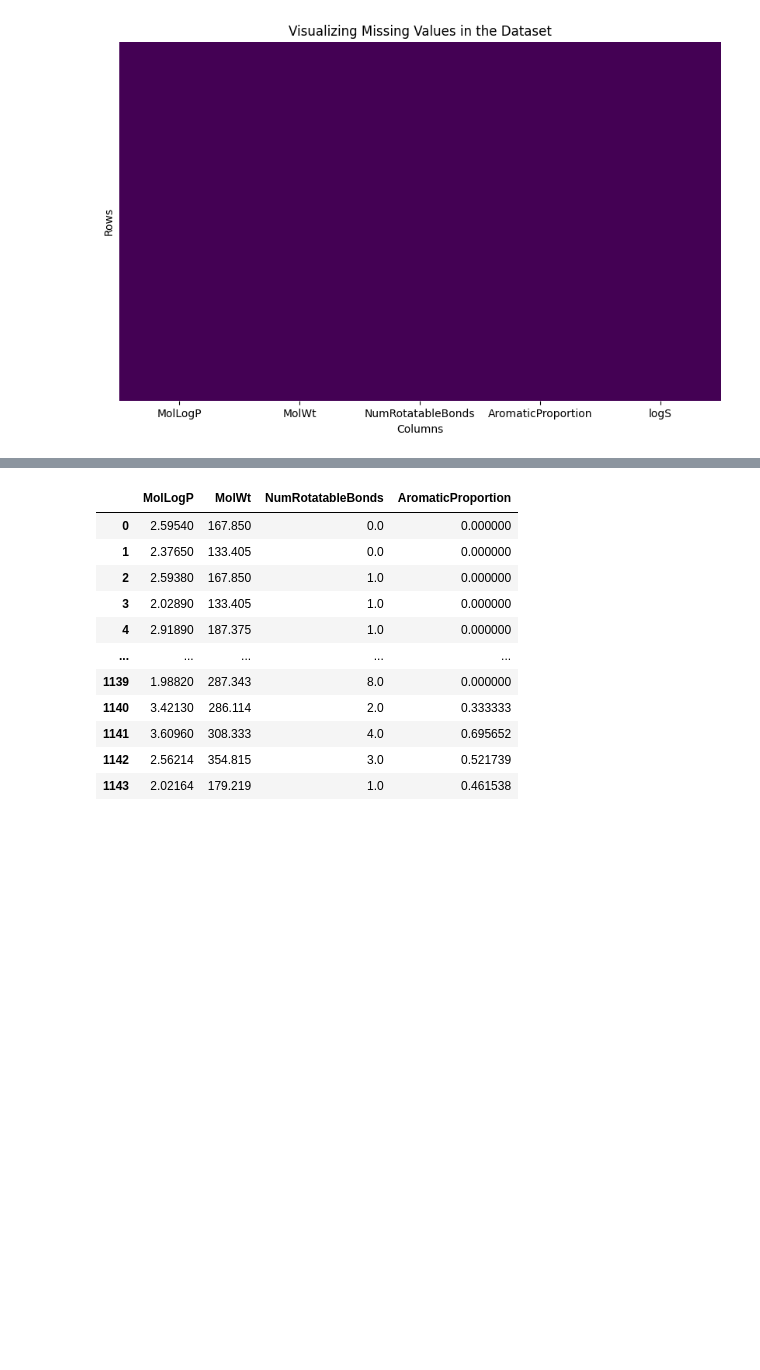
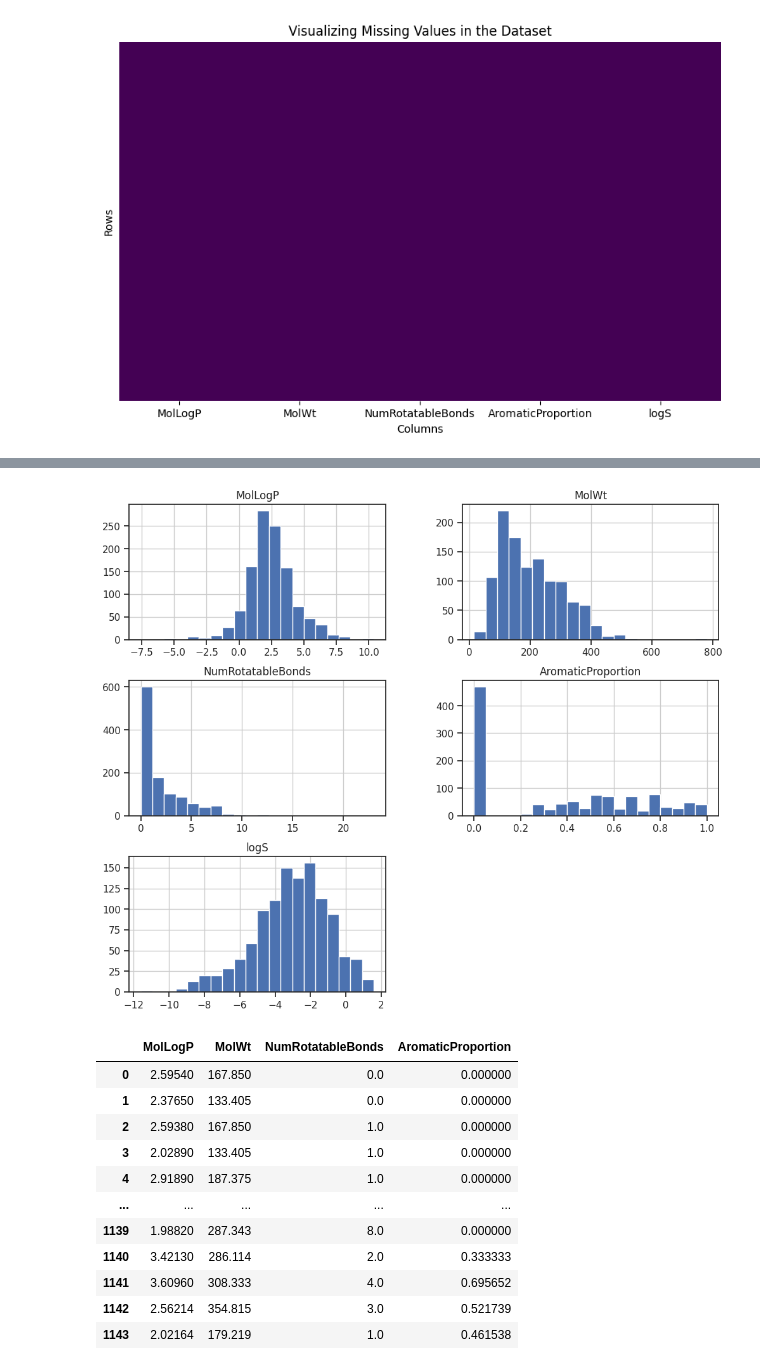
Before and after one commit to sukeerthilangu08/drug-solubility-ml-model, a Jupyter notebook: first_ML_project.ipynb, the cells around one changed output, grey strips where cells are left out. Drawn from its saved outputs; the diff is of its cells as text; code cells hidden in the pictures; blank space fills up the shorter version.

Commit message:
Add histograms to visualize feature distributions

```diff
--- a/first_ML_project.ipynb
+++ b/first_ML_project.ipynb
@@ -90,3 +102,13 @@ plt.show()
+# %%
+import matplotlib.pyplot as plt
+import seaborn as sns
+# Set the style for the plots
+sns.set(style='ticks')
+# Create histograms for each numerical column
+dataframe.hist(bins=20, figsize=(12, 10))
+plt.show()
+# %% [output]
+[figure, added]
 # %%
 # 1 is for deleting row
 # 0 is for deleting column
```
Also changed, not shown: parts of 1 cell of this notebook.
